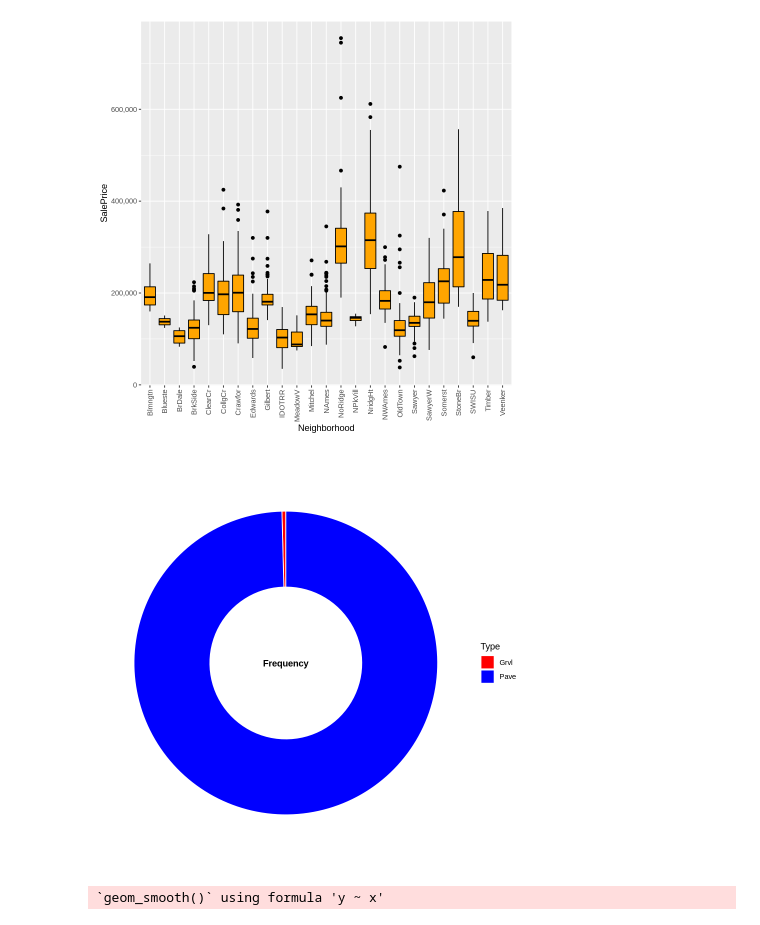
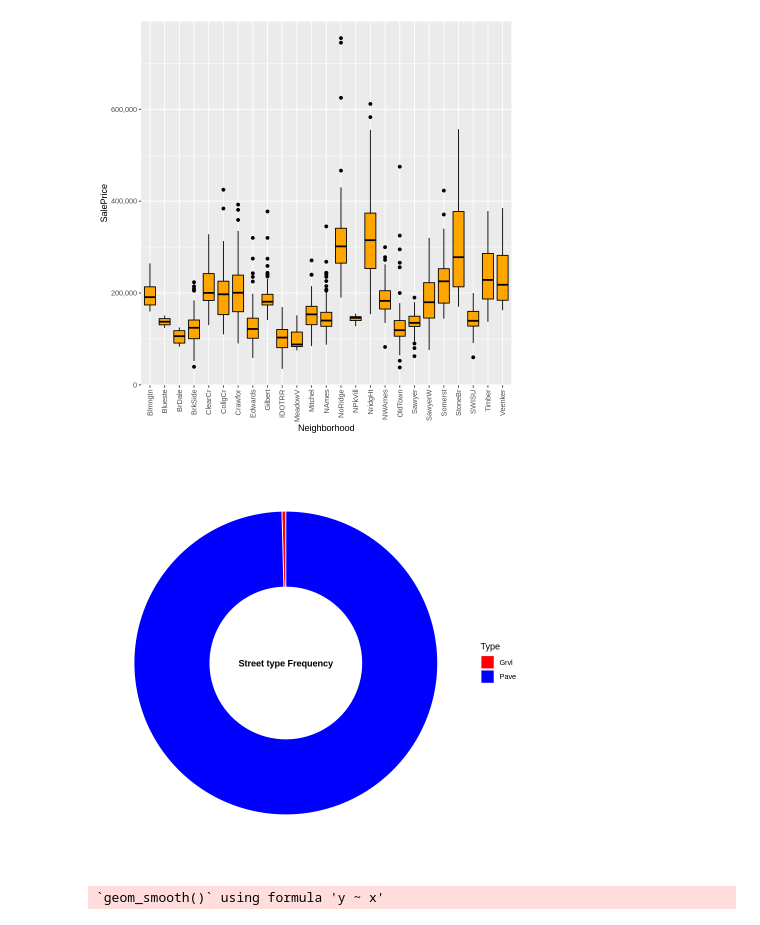
Before and after one commit to katlidakis/first, a Jupyter notebook: Ameshousing.ipynb, the cells around one changed output. Cells and saved outputs as stored; diff of their text form; code cells hidden in the pictures.

```diff
--- a/Ameshousing.ipynb
+++ b/Ameshousing.ipynb
@@ -69,14 +68,14 @@ scale_y_continuous(labels = comma)
 # %%
 df<-as.data.frame(table(train$Street))
 names(df)<-c("Type","Frequency")
 ggplot(df, aes(x=2, y=Frequency, fill=Type))+
 geom_bar(stat="identity", width=1,color="white") +
 coord_polar("y", start=0)+theme_void()+xlim(0.5, 2.5)+
 theme(plot.title = element_text(hjust=0.5,face="bold",size=12))+
 scale_fill_manual(values = c("red","blue"))+
-annotate(geom = 'text', x = 0.5, y = 0,fontface =2, label ="Frequency")
+annotate(geom = 'text', x = 0.5, y = 0,fontface =2, label ="Street type Frequency")
 # %% [output]
-[figure, old version]
+[figure, new version]
 # %%
 ggplot(train, aes(x=SalePrice,y=OverallQual)) + geom_point(shape=23) + geom_smooth(method="lm")
 # %% [output]
```
Also changed, not shown: parts of 1 cell of this notebook.
